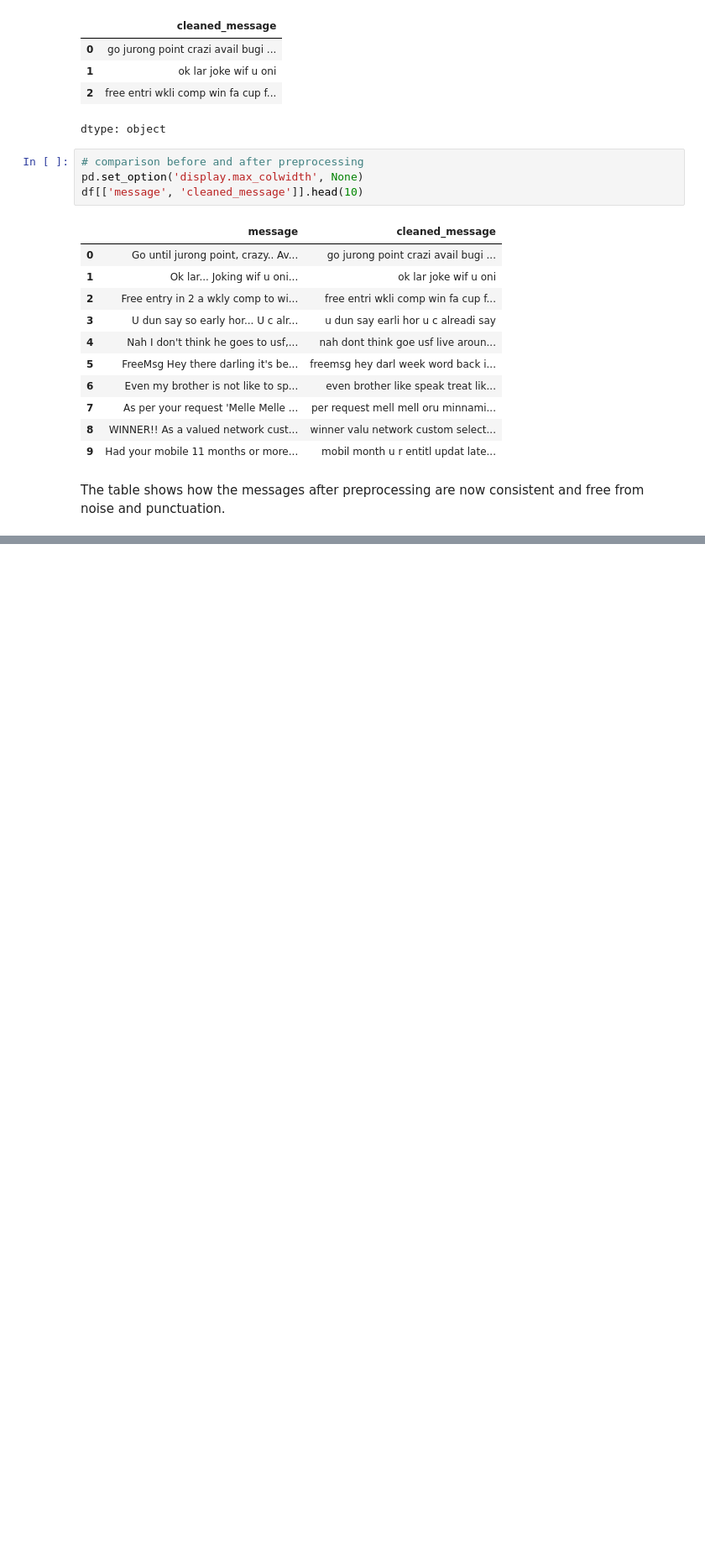
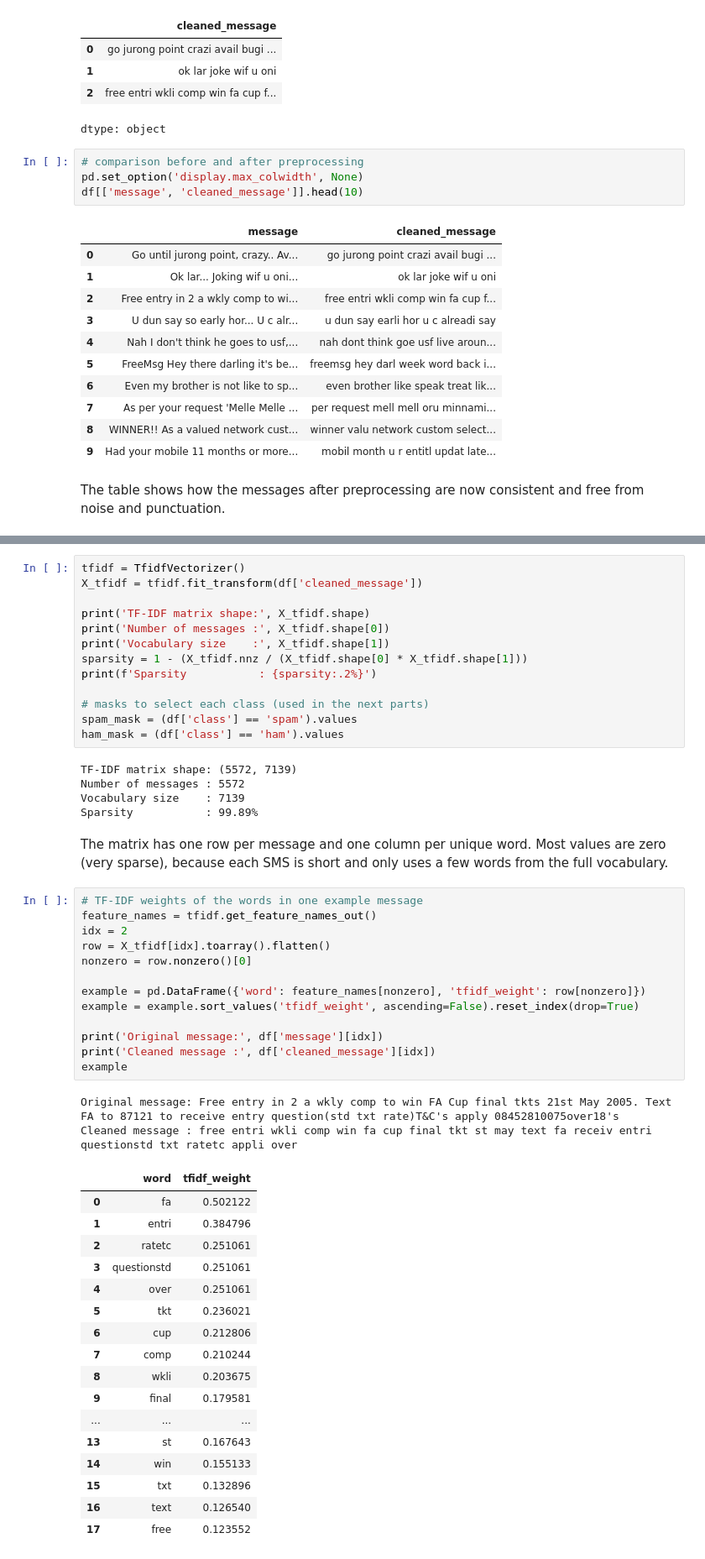
Before and after one commit to LujainAyyash/DS483-Project, a Jupyter notebook: NLP_Code.ipynb, the cells around one changed output, grey strips where cells are left out. Shown at 84% size. Saved outputs shown, nothing was run; the diff lists cells and outputs as text; blank space fills up the shorter version.

Commit message:
Add TF-IDF representation of SMS messages

```diff
--- a/NLP_Code.ipynb
+++ b/NLP_Code.ipynb
@@ -258,0 +265,53 @@ The table shows how the messages after preprocessing are now consistent and free
+# %%
+tfidf = TfidfVectorizer()
+X_tfidf = tfidf.fit_transform(df['cleaned_message'])
+
+print('TF-IDF matrix shape:', X_tfidf.shape)
+print('Number of messages :', X_tfidf.shape[0])
+print('Vocabulary size    :', X_tfidf.shape[1])
+sparsity = 1 - (X_tfidf.nnz / (X_tfidf.shape[0] * X_tfidf.shape[1]))
+print(f'Sparsity           : {sparsity:.2%}')
+
+# masks to select each class (used in the next parts)
+spam_mask = (df['class'] == 'spam').values
+ham_mask = (df['class'] == 'ham').values
+# %% [output]
+TF-IDF matrix shape: (5572, 7139)
+Number of messages : 5572
+Vocabulary size    : 7139
+Sparsity           : 99.89%
+# %% [markdown]
+The matrix has one row per message and one column per unique word. Most values are zero (very sparse), because each SMS is short and only uses a few words from the full vocabulary.
+# %%
+# TF-IDF weights of the words in one example message
+feature_names = tfidf.get_feature_names_out()
+idx = 2
+row = X_tfidf[idx].toarray().flatten()
+nonzero = row.nonzero()[0]
+
+example = pd.DataFrame({'word': feature_names[nonzero], 'tfidf_weight': row[nonzero]})
+example = example.sort_values('tfidf_weight', ascending=False).reset_index(drop=True)
+
+print('Original message:', df['message'][idx])
+print('Cleaned message :', df['cleaned_message'][idx])
+example
+# %% [output]
+Original message: Free entry in 2 a wkly comp to win FA Cup final tkts 21st May 2005. Text FA to 87121 to receive entry question(std txt rate)T&C's apply 08452810075over18's
+Cleaned message : free entri wkli comp win fa cup final tkt st may text fa receiv entri questionstd txt ratetc appli over
+|  | word | tfidf_weight |
+| 0 | fa | 0.502122 |
+| 1 | entri | 0.384796 |
+| 2 | ratetc | 0.251061 |
+| 3 | questionstd | 0.251061 |
+| 4 | over | 0.251061 |
+| 5 | tkt | 0.236021 |
+| 6 | cup | 0.212806 |
+| 7 | comp | 0.210244 |
+| 8 | wkli | 0.203675 |
+| 9 | final | 0.179581 |
+| ... | ... | ... |
+| 13 | st | 0.167643 |
+| 14 | win | 0.155133 |
+| 15 | txt | 0.132896 |
+| 16 | text | 0.126540 |
+| 17 | free | 0.123552 |
```
Also changed, not shown: parts of 3 cells of this notebook.
